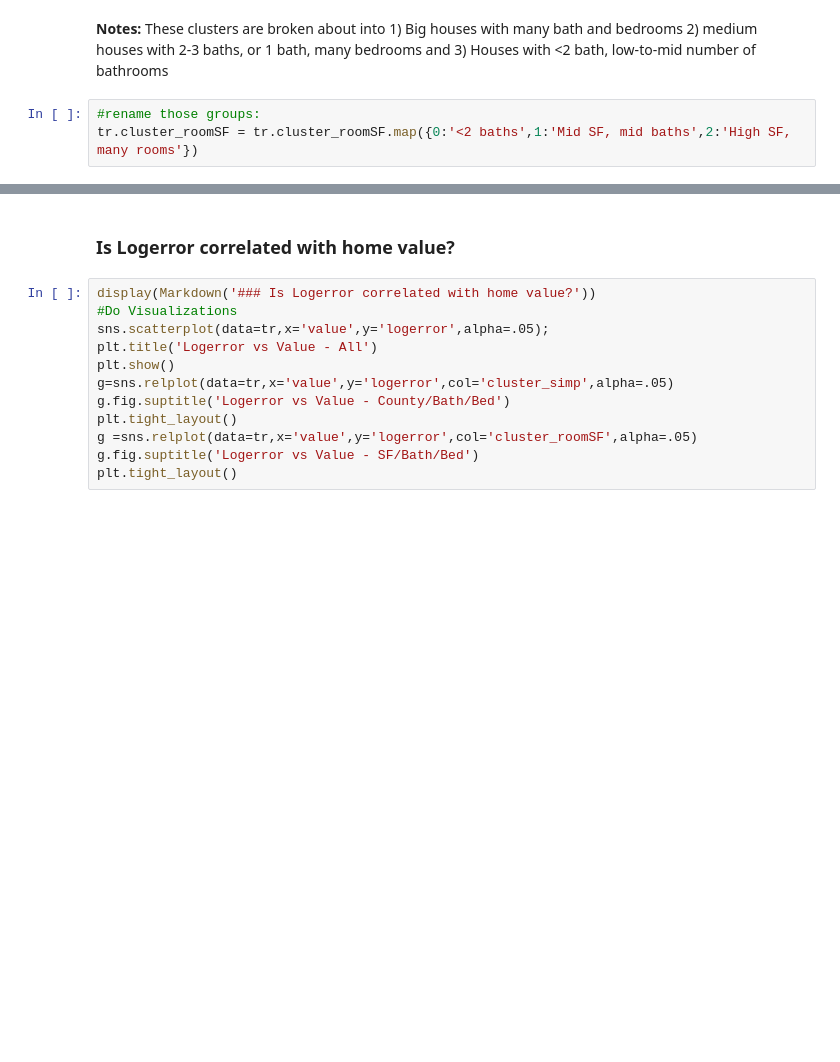
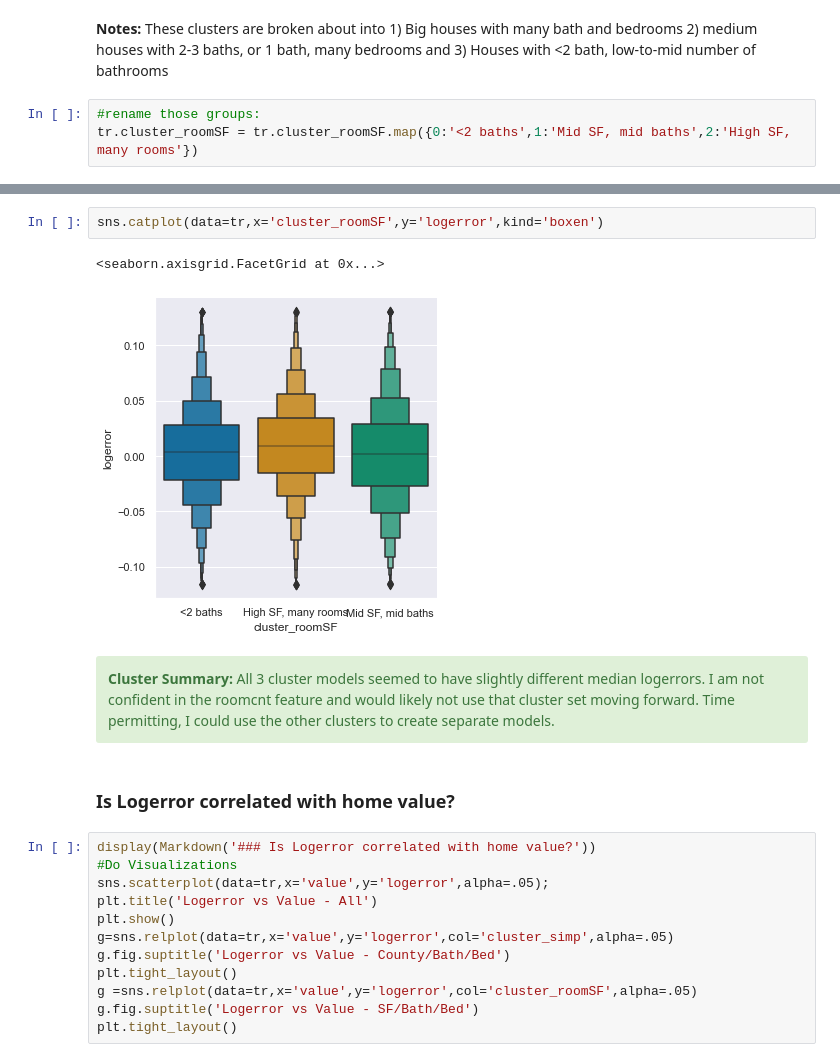
Before and after one commit to Cayt-Schlichting/zillow-clustering-project, a Jupyter notebook: Final_Report.ipynb, the cells around one changed output, grey strips where cells are left out. Saved outputs shown, nothing was run; the diff lists cells and outputs as text; blank space fills up the shorter version.

Commit message:
add modeling and update readme

```diff
--- a/Final_Report.ipynb
+++ b/Final_Report.ipynb
@@ -240,3 +251,10 @@ tr.cluster_roomSF = tr.cluster_roomSF.map({0:'<2 baths',1:'Mid SF, mid baths',2:
+# %%
+sns.catplot(data=tr,x='cluster_roomSF',y='logerror',kind='boxen')
+# %% [output]
+<seaborn.axisgrid.FacetGrid at 0x...>
+[figure, added]
+# %% [markdown]
+<div class="alert alert-success"><b>Cluster Summary:</b>  All 3 cluster models seemed to have slightly different median logerrors.  I am not confident in the roomcnt feature and would likely not use that cluster set moving forward.  Time permitting, I could use the other clusters to create separate models.</div>
 # %% [markdown]
 ### Is Logerror correlated with home value?
 # %%
```
Also changed, not shown: parts of 32 cells of this notebook, 3 other files.
